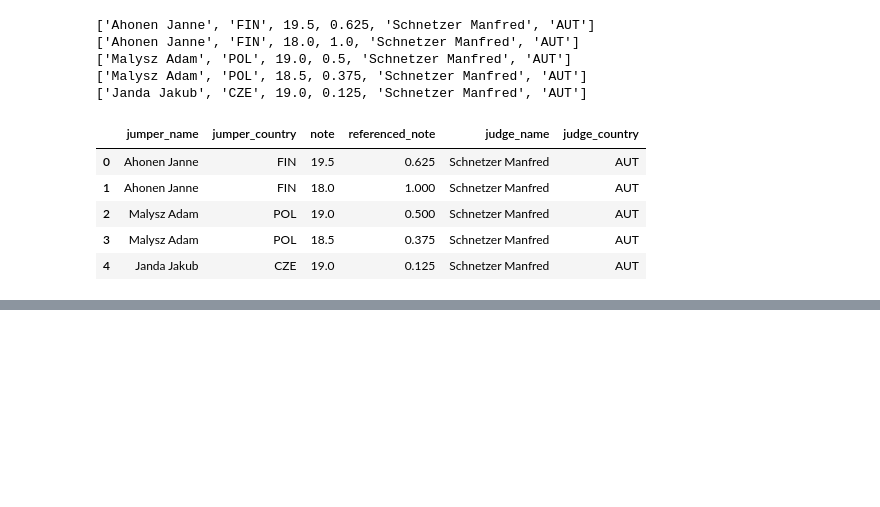
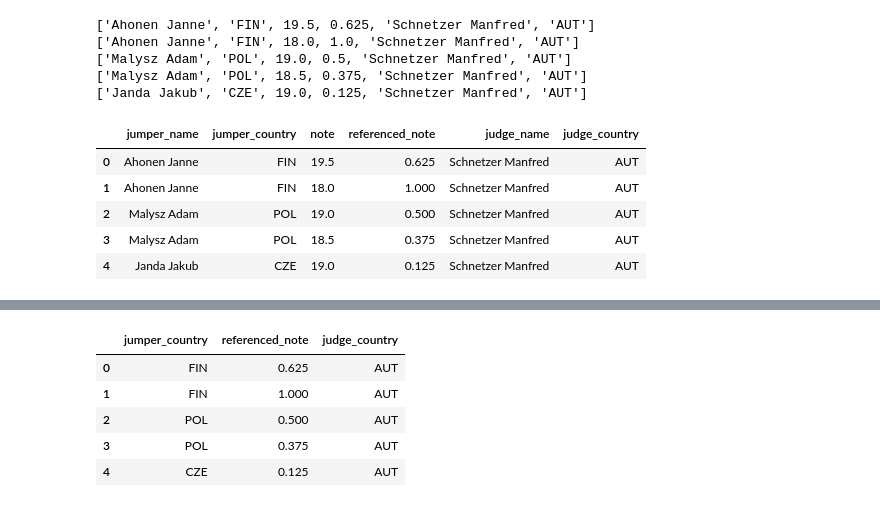
Before and after one commit to vroobelle93/02_ski_jumping, a Jupyter notebook: 02_ski_jumping.ipynb, the cells around one changed output, grey strips where cells are left out. Drawn from its saved outputs; the diff is of its cells as text; code cells hidden in the pictures; blank space fills up the shorter version.

```diff
--- a/02_ski_jumping.ipynb
+++ b/02_ski_jumping.ipynb
@@ -576,0 +610,13 @@ country_vs_country_df[country_vs_country_df['jumper_country']==country_vs_countr
+# %%
+# Create DataFrame to store needed data - we don't need names here
+country_vs_country_notes_df = country_vs_country_notes_names_df[['jumper_country', 'referenced_note', 'judge_country']]
+# Limit the DataFrame to valid jumper countries
+country_vs_country_notes_df = country_vs_country_notes_df[country_vs_country_notes_df['jumper_country'].isin(valid_countries)]
+country_vs_country_notes_df.head()
+# %% [output]
+|  | jumper_country | referenced_note | judge_country |
+| 0 | FIN | 0.625 | AUT |
+| 1 | FIN | 1.000 | AUT |
+| 2 | POL | 0.500 | AUT |
+| 3 | POL | 0.375 | AUT |
+| 4 | CZE | 0.125 | AUT |
```
Also changed, not shown: parts of 14 cells of this notebook, 1 other file.
